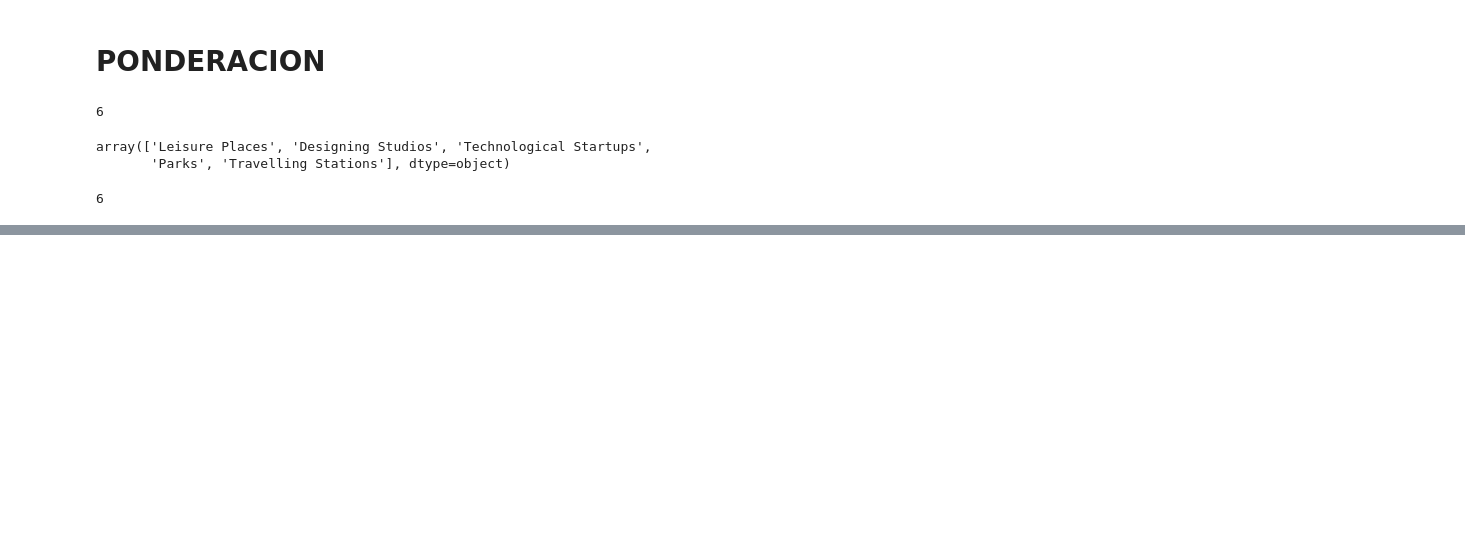
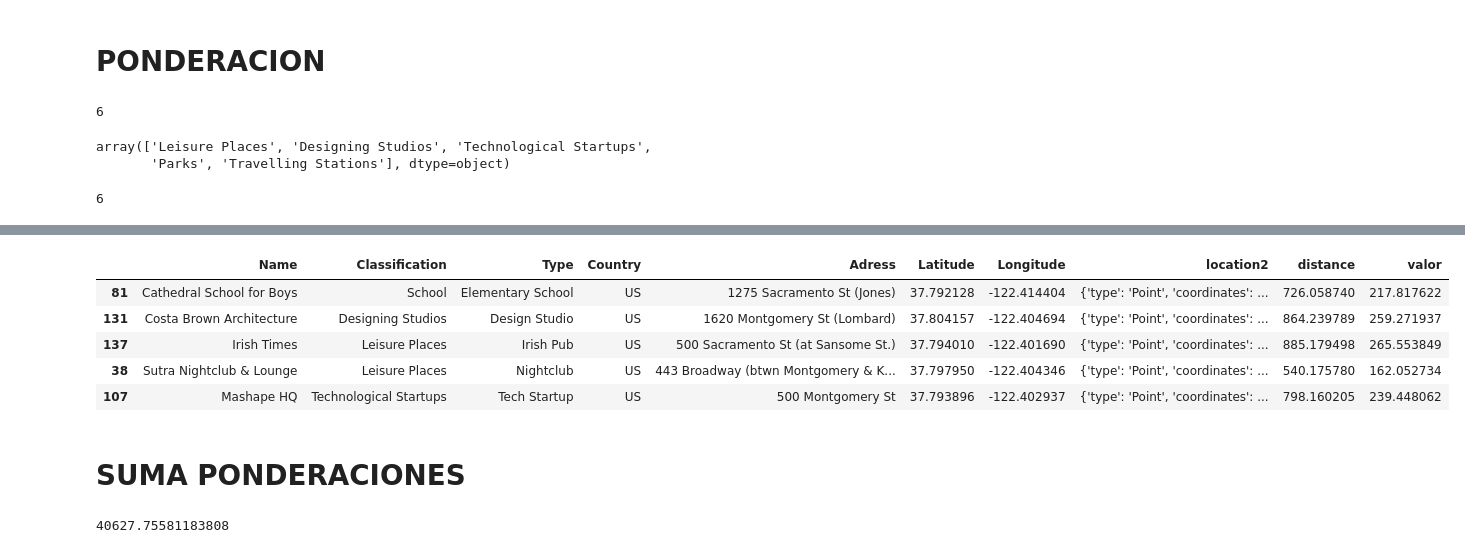
Before and after one commit to jaimecabanyes/Mi_trabajo_4, a Jupyter notebook: GeoQueries.ipynb, the cells around one changed output, grey strips where cells are left out. Cells and saved outputs as stored; diff of their text form; code cells hidden in the pictures; blank space fills up the shorter version.

```diff
--- a/GeoQueries.ipynb
+++ b/GeoQueries.ipynb
@@ -231,0 +170,11 @@ def añadir_ponderaciones(df):
+# %%
+sf_final_definitivo['valor'] = conditions(sf_final_definitivo)
+# %%
+sf_final_definitivo.sample(5)
+# %% [output]
+|  | Name | Classification | Type | Country | Adress | Latitude | Longitude | location2 | distance | valor |
+| 81 | Cathedral School for Boys | School | Elementary School | US | 1275 Sacramento St (Jones) | 37.792128 | -122.414404 | {'type': 'Point', 'coordinates': ... | 726.058740 | 217.817622 |
+| 131 | Costa Brown Architecture | Designing Studios | Design Studio | US | 1620 Montgomery St (Lombard) | 37.804157 | -122.404694 | {'type': 'Point', 'coordinates': ... | 864.239789 | 259.271937 |
+| 137 | Irish Times | Leisure Places | Irish Pub | US | 500 Sacramento St (at Sansome St.) | 37.794010 | -122.401690 | {'type': 'Point', 'coordinates': ... | 885.179498 | 265.553849 |
+| 38 | Sutra Nightclub & Lounge | Leisure Places | Nightclub | US | 443 Broadway (btwn Montgomery & K... | 37.797950 | -122.404346 | {'type': 'Point', 'coordinates': ... | 540.175780 | 162.052734 |
+| 107 | Mashape HQ | Technological Startups | Tech Startup | US | 500 Montgomery St | 37.793896 | -122.402937 | {'type': 'Point', 'coordinates': ... | 798.160205 | 239.448062 |
@@ -231,0 +184,2 @@ def añadir_ponderaciones(df):
+# %% [markdown]
+# SUMA PONDERACIONES
@@ -231,0 +190,4 @@ def añadir_ponderaciones(df):
+# %%
+san_francisco_value
+# %% [output]
+40627.75581183808
```
Also changed, not shown: parts of 15 cells of this notebook.
